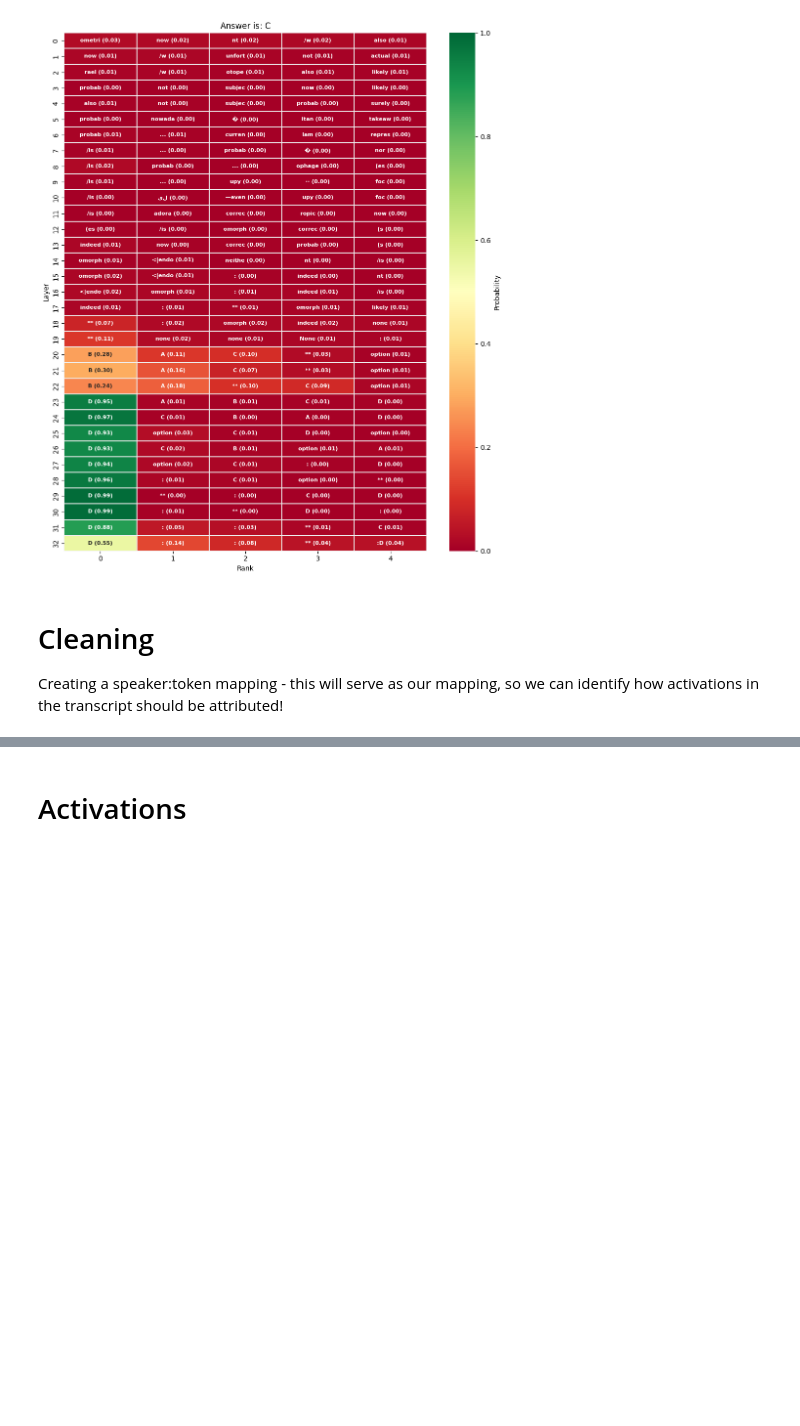
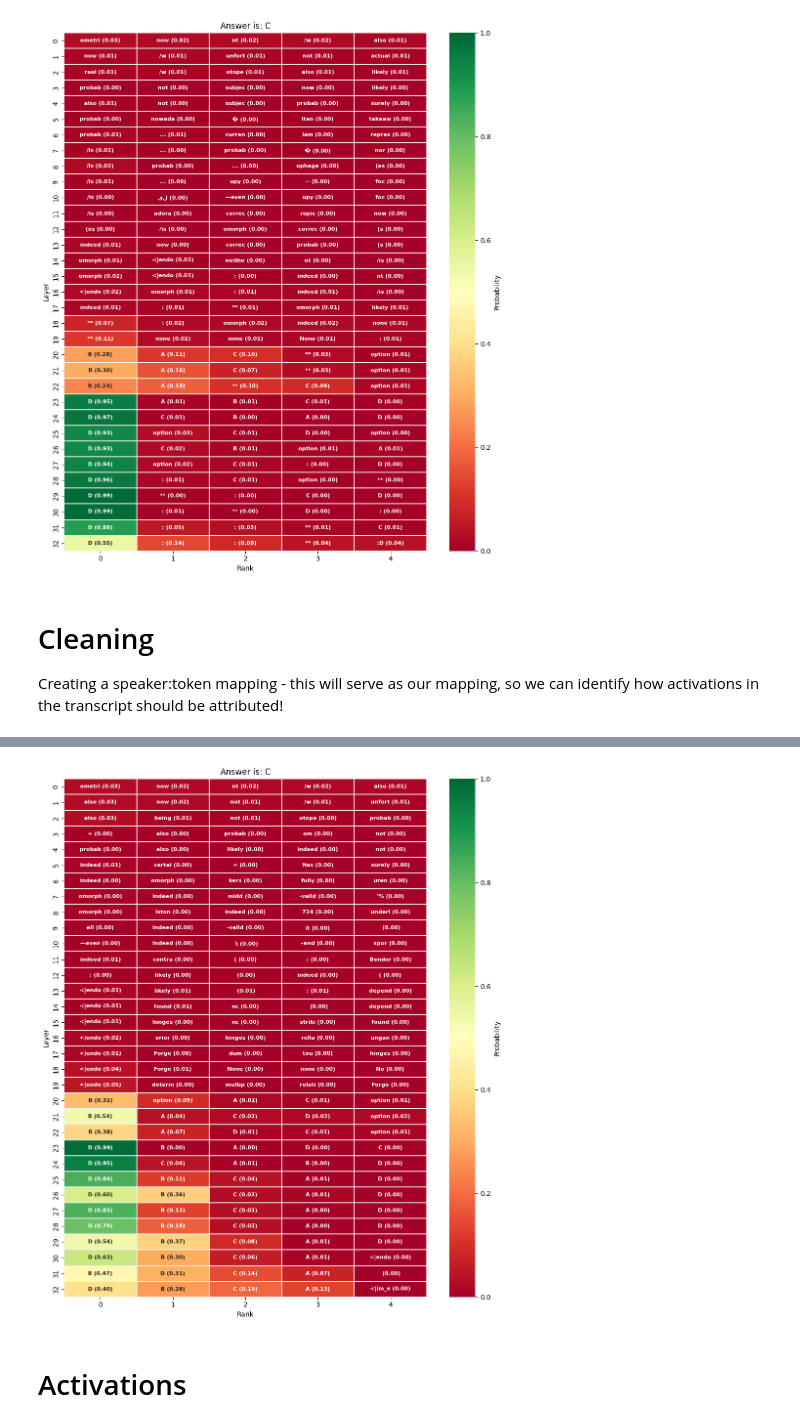
Before and after one commit to certainforest/role-representation, a Jupyter notebook: speaker-tracking/scripts/01_eda.ipynb, the cells around one changed output, grey strips where cells are left out. Drawn from its saved outputs; the diff is of its cells as text; code cells hidden in the pictures; blank space fills up the shorter version.

Commit message:
added: core code for generating excerpts, could be cleaned up - now need to make dataset and share :)

```diff
--- a/speaker-tracking/scripts/01_eda.ipynb
+++ b/speaker-tracking/scripts/01_eda.ipynb
@@ -115,9 +118,0 @@ if speaker and msgs:
-# %%
-# decompose to word level
-words = []
-for t in turns:
-    # print(t['text'])
-    for w in t['text'].split():
-        words.append({'speaker': t['speaker'], 'word': w})
-
-words
@@ -141,0 +148,5 @@ words
+# %%
+excerpts = generate_excerpts(generate_turn_mapping(doc_paths[0]))
+# %%
+test = excerpts[0]['text']
+test
@@ -142,3 +199,20 @@ words
+# %%
+text = f'''How many truly unique participants are in this conversation - there can be duplicates, you'll be asked to answer a multiple choice question:
+
+{test}
+
+A. 1
+B. 2
+C. 4
+D. 5
+
+The number of unique participants is: '''
+
+out, tokens = logit_lens.get_model_outputs(model, tokenizer, text, device="cuda", answer ='4')
+df = logit_lens.logit_lens_to_df(model, out, tokens, tokenizer, k=5)
+logit_lens.plot_logit_lens(df, target="C")
+# %% [output]
+[figure, added]
 # %% [markdown]
 # Activations
 # %%
```
Also changed, not shown: parts of 9 cells of this notebook, 1 other file.
